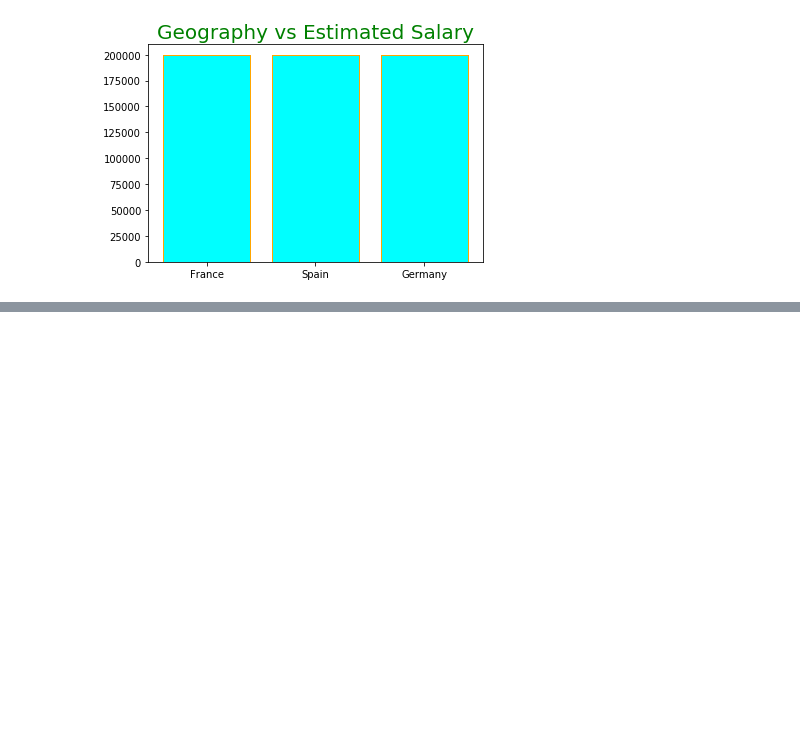
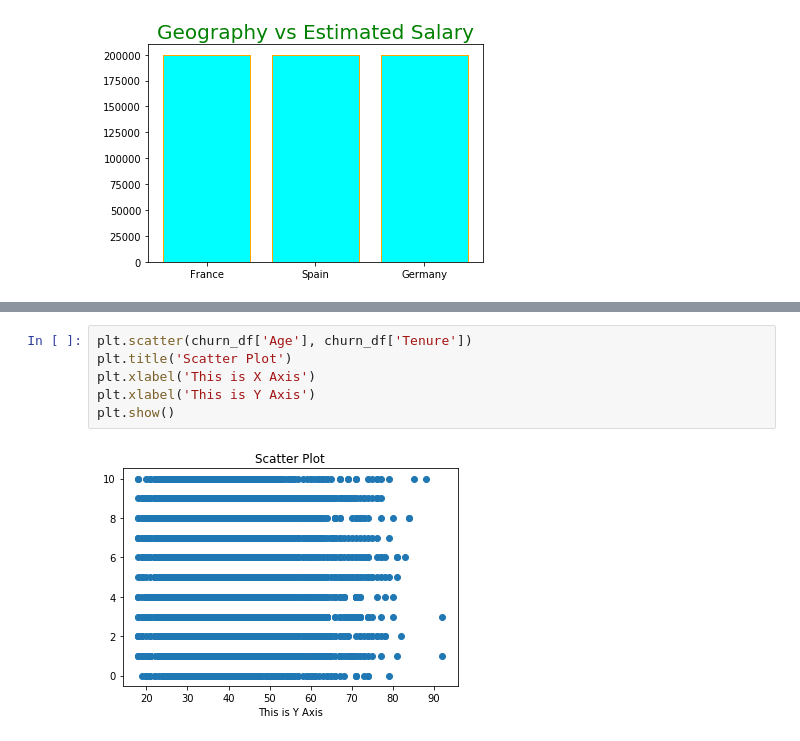
Before and after one commit to omonuj/Python-for-data-science, a Jupyter notebook: Matplotlib.ipynb, the cells around one changed output, grey strips where cells are left out. Cells and saved outputs as stored; diff of their text form; blank space fills up the shorter version.

```diff
--- a/Matplotlib.ipynb
+++ b/Matplotlib.ipynb
@@ -130,0 +137,8 @@ plt.show()
+# %%
+plt.scatter(churn_df['Age'], churn_df['Tenure'])
+plt.title('Scatter Plot')
+plt.xlabel('This is X Axis')
+plt.xlabel('This is Y Axis')
+plt.show()
+# %% [output]
+[figure, added]
```
Also changed, not shown: parts of 3 cells of this notebook.
